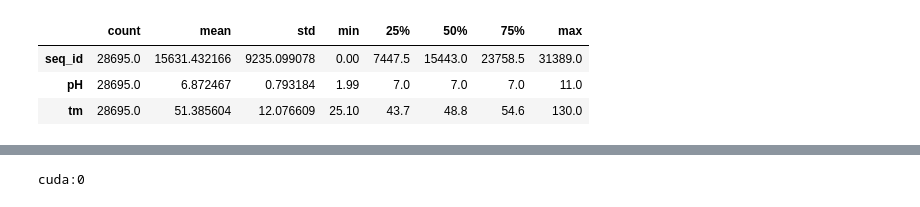
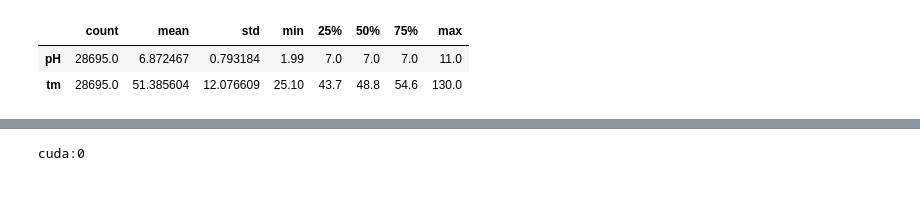
Before and after one commit to gopinathak-geek/novozymes-enzyme-stability-prediction, a Jupyter notebook: NovoModel.ipynb, the cells around one changed output, grey strips where cells are left out. Saved outputs shown, nothing was run; the diff lists cells and outputs as text; code cells hidden in the pictures.

```diff
--- a/NovoModel.ipynb
+++ b/NovoModel.ipynb
@@ -40,7 +80,6 @@ memory usage: 1.3+ MB
 # %%
-train_df.describe().transpose()
+train_df.describe()[['pH', 'tm']].transpose()
 # %% [output]
 |  | count | mean | std | min | 25% | 50% | 75% | max |
-| seq_id | 28695.0 | 15631.432166 | 9235.099078 | 0.00 | 7447.5 | 15443.0 | 23758.5 | 31389.0 |
 | pH | 28695.0 | 6.872467 | 0.793184 | 1.99 | 7.0 | 7.0 | 7.0 | 11.0 |
 | tm | 28695.0 | 51.385604 | 12.076609 | 25.10 | 43.7 | 48.8 | 54.6 | 130.0 |
```
Also changed, not shown: parts of 59 cells of this notebook.
